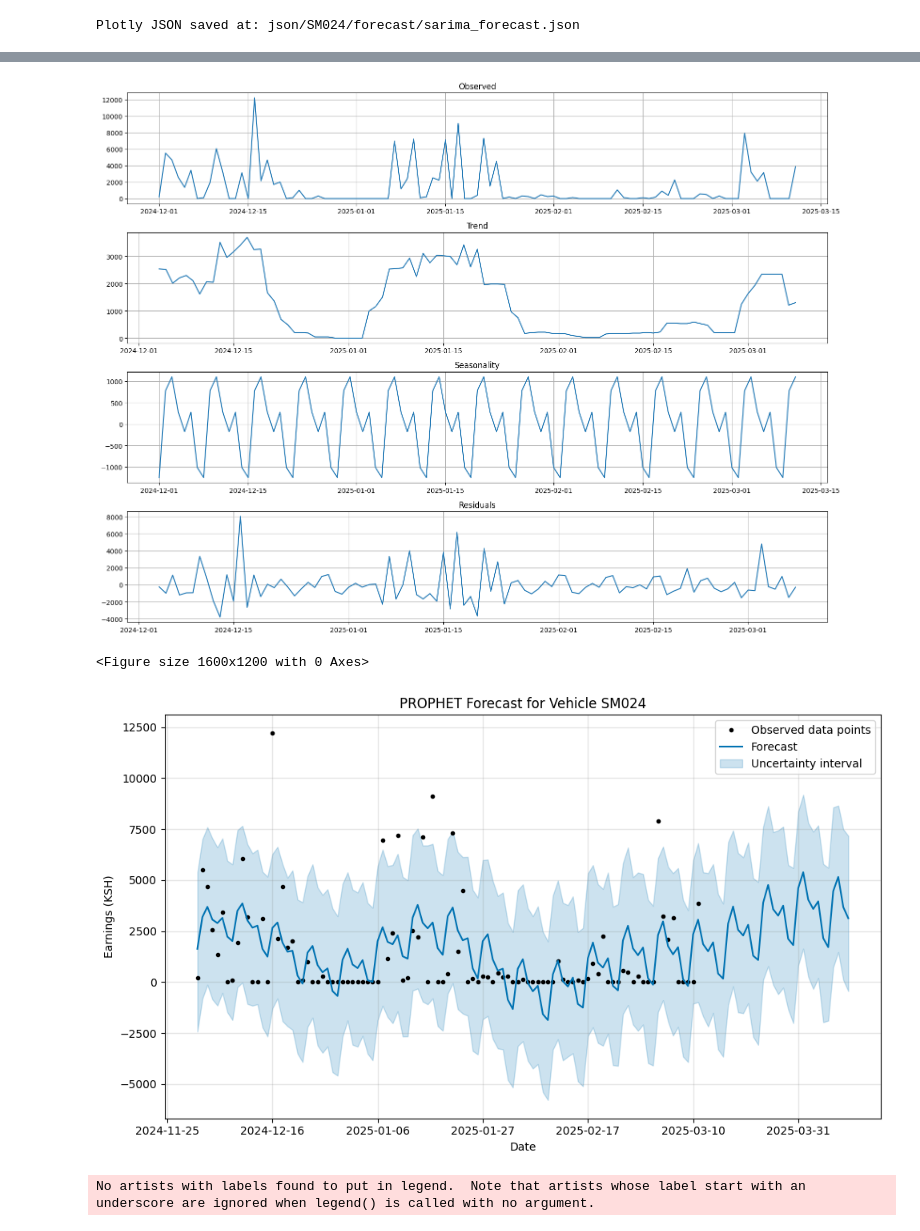
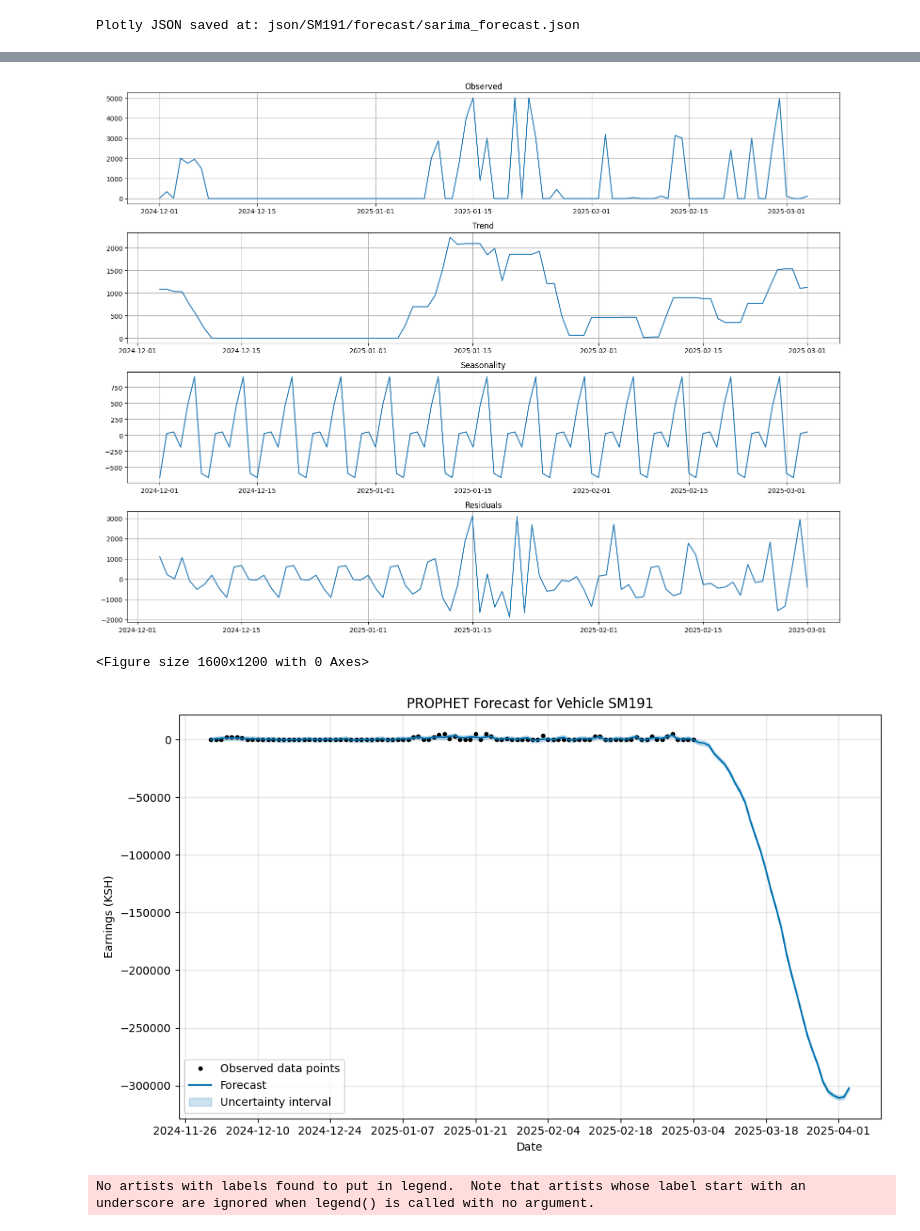
Before and after one commit to TJselevani/python-analysis, a Jupyter notebook: main.ipynb, the cells around one changed output, grey strips where cells are left out. Cells and saved outputs as stored; diff of their text form; code cells hidden in the pictures.

```diff
--- a/main.ipynb
+++ b/main.ipynb
@@ -13,7 +11,7 @@ ModuleNotFoundError: No module named 'utils'
 data_path = DATA_CSV_FILE
 
 # Vehicle to analyze
-vehicle_id = "SM024"
+vehicle_id = "SM191"
 
 # Run prediction for the vehicle
 forecasts = run_prediction_for_vehicle(data_path, vehicle_id, forecast_days=30)
@@ -59 +54 @@ Maximum Likelihood optimization failed to converge. Check mle_retvals
-Plotly JSON saved at: json/SM024/forecast/sarima_forecast.json
+Plotly JSON saved at: json/SM191/forecast/sarima_forecast.json
@@ -61,4 +57,4 @@ Plotly JSON saved at: json/SM024/forecast/sarima_forecast.json
-[figure, old version]
+[figure, new version]
-<Figure size 1600x1200 with 0 Axes>
+<Figure size 1600x1200 with 0 Axes>
-[figure, old version]
+[figure, new version]
-No artists with labels found to put in legend.  Note that artists whose label start with an underscore are ignored when legend() is called with no argument.
+No artists with labels found to put in legend.  Note that artists whose label start with an underscore are ignored when legend() is called with no argument.
```
Also changed, not shown: parts of 2 cells of this notebook, 12 other files.
